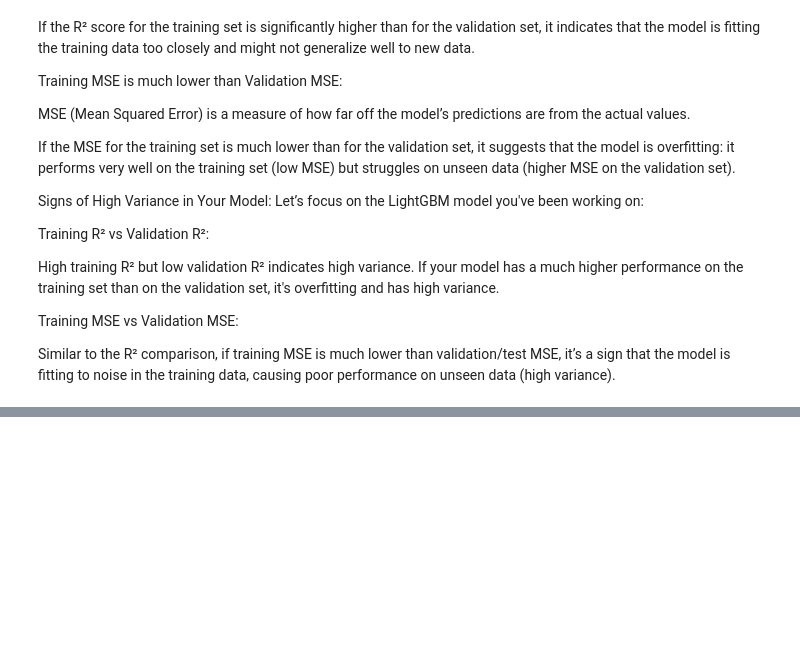
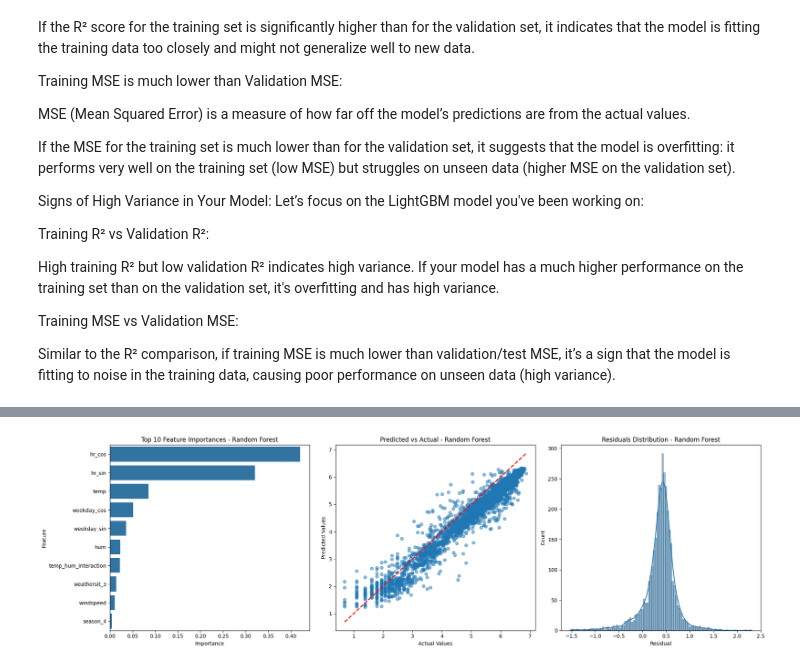
Before and after one commit to Ilincalink/ML-fundamentals-2025, a Jupyter notebook: assignment_2_ilinca_corbu[corbu].ipynb, the cells around one changed output, grey strips where cells are left out. Saved outputs shown, nothing was run; the diff lists cells and outputs as text; code cells hidden in the pictures; blank space fills up the shorter version.

```diff
--- a/assignment_2_ilinca_corbu[corbu].ipynb
+++ b/assignment_2_ilinca_corbu[corbu].ipynb
@@ -241,20 +233,21 @@ In summary, the correlation matrix highlights that temperature, time of day, and
 # %%
-
-
-# Sort the data by year (yr), month (mnth), and hour (hr) to ensure temporal order
 df = df.sort_values(by=['yr', 'mnth', 'hr'])
 
-# Calculate the number of rows in the dataset
+# Step 2: Calculate the number of rows in the dataset
 n_rows = len(df)
 
-# Calculate split indices
+# Step 3: Split the dataset into train (60%), validation (20%), and test (20%)
 train_size = int(0.6 * n_rows)
 validation_size = int(0.2 * n_rows)
 
-# Split the dataset
 train_data = df[:train_size]
 validation_data = df[train_size:train_size + validation_size]
 test_data = df[train_size + validation_size:]
+
+# Step 4: Apply log transformation to the 'cnt' column for all sets
+train_data['log_cnt'] = np.log1p(train_data['cnt'])
+validation_data['log_cnt'] = np.log1p(validation_data['cnt'])
+test_data['log_cnt'] = np.log1p(test_data['cnt'])
 
 # Print the size of each split
 print(f"Training set size: {train_data.shape[0]}")
@@ -685,0 +641,65 @@ Random Forest R² on Validation Set: 0.6569858605073495
+# %%
+rf_param_dist = {
+    'n_estimators': randint(100, 500),
+    'max_depth': randint(3, 20),
+    'min_samples_split': randint(2, 20),
+    'min_samples_leaf': randint(1, 10),
+    'max_features': uniform(0.1, 0.9)
+}
+
+rf_random = RandomizedSearchCV(
+    estimator=RandomForestRegressor(random_state=42),
+    param_distributions=rf_param_dist,
+    n_iter=50,
+    cv=5,
+    scoring='neg_mean_squared_error',
+    random_state=42,
+    n_jobs=-1
+)
+
+# Fit the model
+rf_random.fit(X_train_transformed, y_train)
+
+# Best Random Forest Parameters
+print("Best Random Forest Parameters:", rf_random.best_params_)
+best_rf = rf_random.best_estimator_
+
+# Evaluate tuned Random Forest on the validation set
+y_pred_rf_tuned = best_rf.predict(X_val_transformed)
+print("Tuned Random Forest Performance:")
+print("MSE:", mean_squared_error(y_val, y_pred_rf_tuned))
+print("MAE:", mean_absolute_error(y_val, y_pred_rf_tuned))
+print("R²:", r2_score(y_val, y_pred_rf_tuned))
+
+# Create subplots for Random Forest
+fig_rf, axes_rf = plt.subplots(1, 3, figsize=(20, 6))
+
+# Feature Importances
+# Get feature importances and sort them
+importances = best_rf.feature_importances_
+# Create feature names based on original features and transformations
+feature_importance = pd.DataFrame({'feature': all_feature_names, 'importance': importances})
+feature_importance = feature_importance.sort_values('importance', ascending=False)
+
+# Plot feature importances
+sns.barplot(x='importance', y='feature', data=feature_importance.head(10), ax=axes_rf[0])
+axes_rf[0].set_title('Top 10 Feature Importances - Random Forest')
+axes_rf[0].set_xlabel('Importance')
+axes_rf[0].set_ylabel('Feature')
+
+# Predicted vs Actual
+axes_rf[1].scatter(y_val, y_pred_rf_tuned, alpha=0.5)
+axes_rf[1].plot([y_val.min(), y_val.max()], [y_val.min(), y_val.max()], 'r--', lw=2)
+axes_rf[1].set_xlabel('Actual Values')
+axes_rf[1].set_ylabel('Predicted Values')
+axes_rf[1].set_title('Predicted vs Actual - Random Forest')
+
+# Residuals
+residuals_rf = y_val - y_pred_rf_tuned
+sns.histplot(residuals_rf, kde=True, ax=axes_rf[2])
+axes_rf[2].set_title("Residuals Distribution - Random Forest")
+axes_rf[2].set_xlabel("Residual")
+
+plt.tight_layout()
+plt.show()
+# %% [output]
@@ -686,3 +711,4 @@ Random Forest R² on Validation Set: 0.6569858605073495
+[figure, added]
 # %% [markdown]
 Cross-Validation Score vs. Validation R²:
 
```
Also changed, not shown: parts of 36 cells of this notebook.
